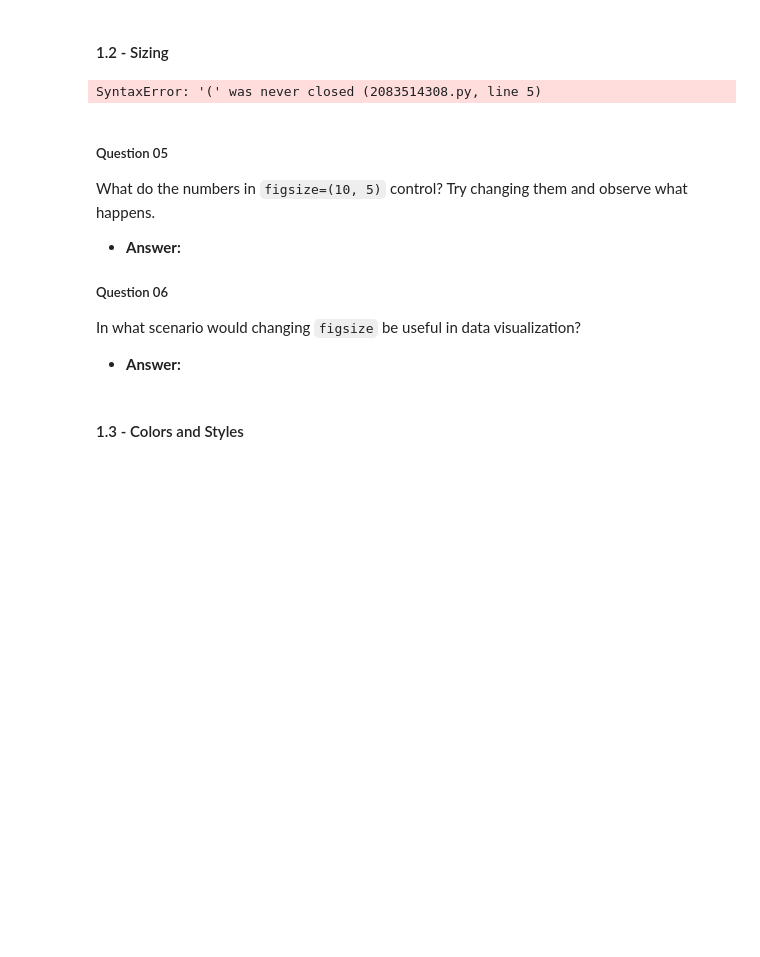
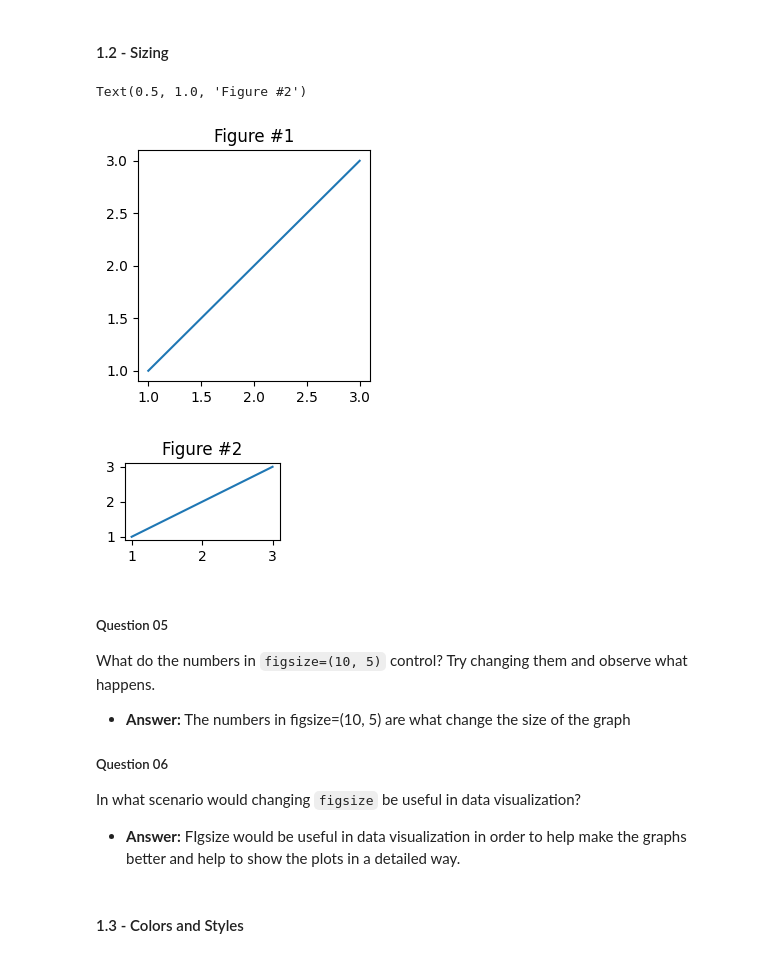
Before and after one commit to lavalender/unit-3-ai, a Jupyter notebook: 02-intro/intro-to-notebooks.ipynb, the cells around one changed output. Cells and saved outputs as stored; diff of their text form; code cells hidden in the pictures; blank space fills up the shorter version.

```diff
--- a/02-intro/intro-to-notebooks.ipynb
+++ b/02-intro/intro-to-notebooks.ipynb
@@ -149,21 +150,23 @@ What does the `plt.title()` function do? What happens if you comment it out?
 # %%
 plt.figure(figsize=(3, 3))
 plt.plot([1, 2, 3], [1, 2, 3])
 plt.title('Figure #1')
 
-plt.figure(figsize=(10, 5)
+plt.figure(figsize=(2, 1))
 plt.plot([1, 2, 3], [1, 2, 3])
 plt.title('Figure #2')
 # %% [output]
-SyntaxError: '(' was never closed (2083514308.py, line 5)
+Text(0.5, 1.0, 'Figure #2')
+[figure, added]
+[figure, added]
 # %% [markdown]
 ##### Question 05
 What do the numbers in `figsize=(10, 5)` control? Try changing them and observe what happens.
-- **Answer:**
+- **Answer:** The numbers in figsize=(10, 5) are what change the size of the graph
 
 ##### Question 06
 In what scenario would changing `figsize` be useful in data visualization?
-- **Answer:**
+- **Answer:** FIgsize would be useful in data visualization in order to help make the graphs better and help to show the plots in a detailed way.
 # %% [markdown]
 #### 1.3 - Colors and Styles
 # %%
```
Also changed, not shown: parts of 21 cells of this notebook, 1 other file.
